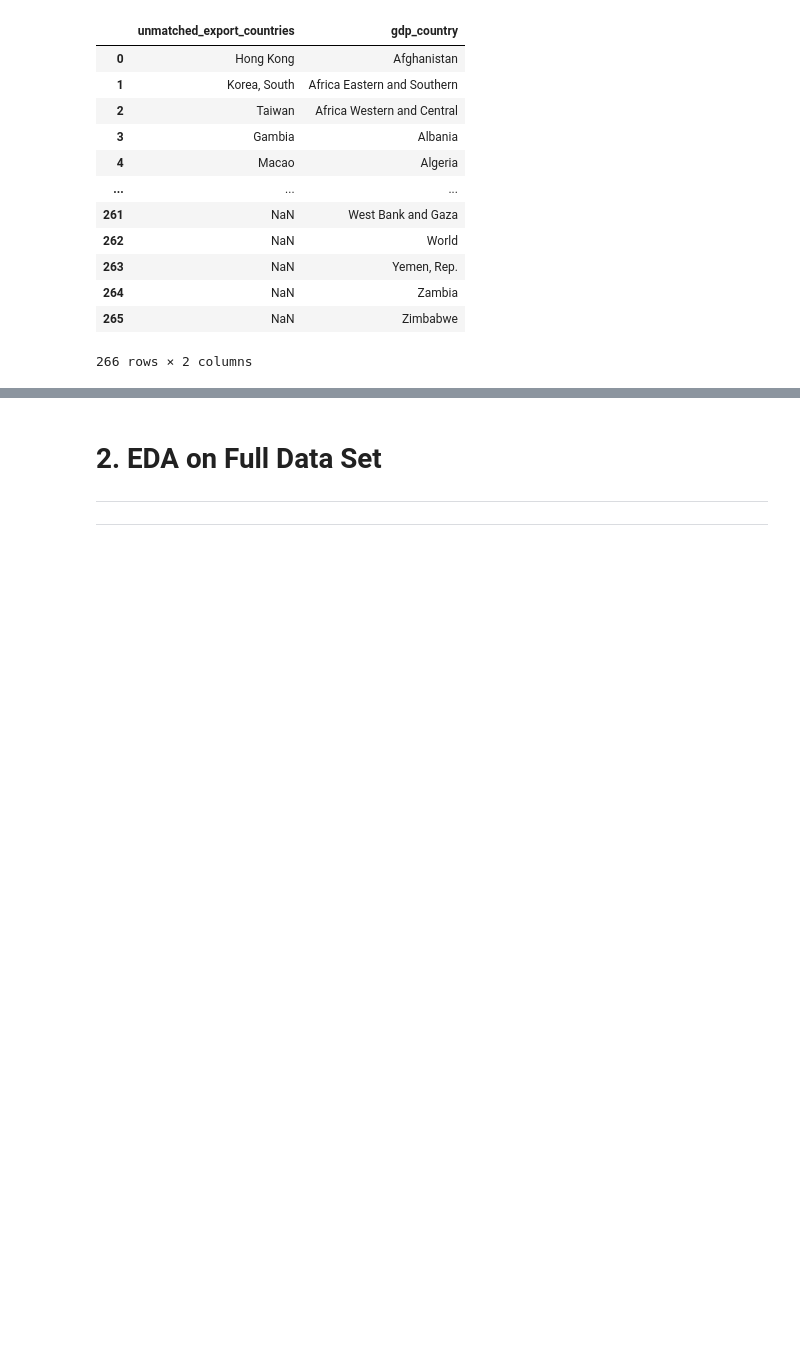
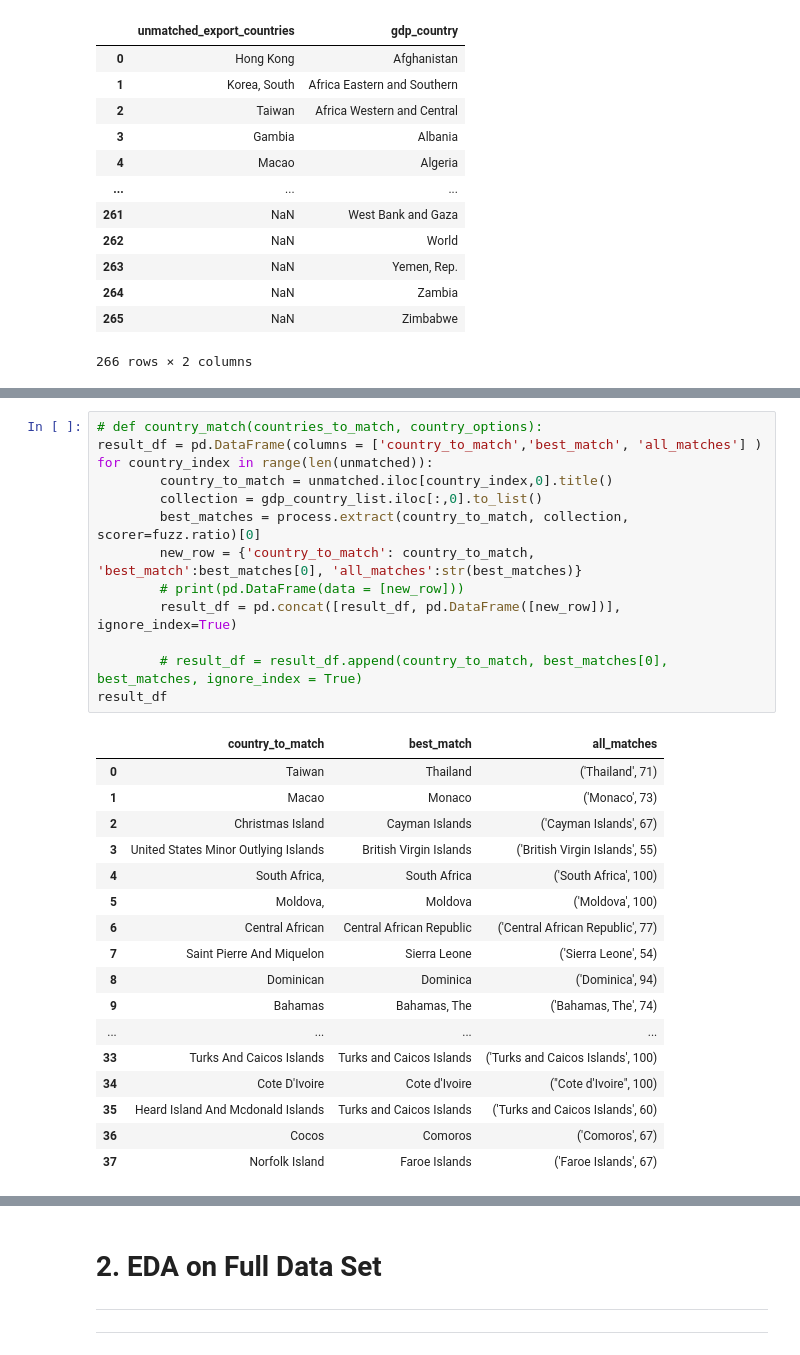
Before and after one commit to brigittesullivan/w30-final-lhl-project, a Jupyter notebook: 1_Cleaning_EDA.ipynb, the cells around one changed output, grey strips where cells are left out. Cells and saved outputs as stored; diff of their text form; blank space fills up the shorter version.

```diff
--- a/1_Cleaning_EDA.ipynb
+++ b/1_Cleaning_EDA.ipynb
@@ -381,0 +403,31 @@ Token sort ratio similarity score: 100
+# %%
+# def country_match(countries_to_match, country_options):
+result_df = pd.DataFrame(columns = ['country_to_match','best_match', 'all_matches'] )
+for country_index in range(len(unmatched)):
+        country_to_match = unmatched.iloc[country_index,0].title()
+        collection = gdp_country_list.iloc[:,0].to_list()
+        best_matches = process.extract(country_to_match, collection, scorer=fuzz.ratio)[0]
+        new_row = {'country_to_match': country_to_match, 'best_match':best_matches[0], 'all_matches':str(best_matches)}
+        # print(pd.DataFrame(data = [new_row]))
+        result_df = pd.concat([result_df, pd.DataFrame([new_row])], ignore_index=True)
+
+        # result_df = result_df.append(country_to_match, best_matches[0], best_matches, ignore_index = True)
+result_df
+# %% [output]
+|  | country_to_match | best_match | all_matches |
+| 0 | Taiwan | Thailand | ('Thailand', 71) |
+| 1 | Macao | Monaco | ('Monaco', 73) |
+| 2 | Christmas Island | Cayman Islands | ('Cayman Islands', 67) |
+| 3 | United States Minor Outlying Islands | British Virgin Islands | ('British Virgin Islands', 55) |
+| 4 | South Africa, | South Africa | ('South Africa', 100) |
+| 5 | Moldova, | Moldova | ('Moldova', 100) |
+| 6 | Central African | Central African Republic | ('Central African Republic', 77) |
+| 7 | Saint Pierre And Miquelon | Sierra Leone | ('Sierra Leone', 54) |
+| 8 | Dominican | Dominica | ('Dominica', 94) |
+| 9 | Bahamas | Bahamas, The | ('Bahamas, The', 74) |
+| ... | ... | ... | ... |
+| 33 | Turks And Caicos Islands | Turks and Caicos Islands | ('Turks and Caicos Islands', 100) |
+| 34 | Cote D'Ivoire | Cote d'Ivoire | ("Cote d'Ivoire", 100) |
+| 35 | Heard Island And Mcdonald Islands | Turks and Caicos Islands | ('Turks and Caicos Islands', 60) |
+| 36 | Cocos | Comoros | ('Comoros', 67) |
+| 37 | Norfolk Island | Faroe Islands | ('Faroe Islands', 67) |
```
Also changed, not shown: parts of 34 cells of this notebook, 11 other files.
